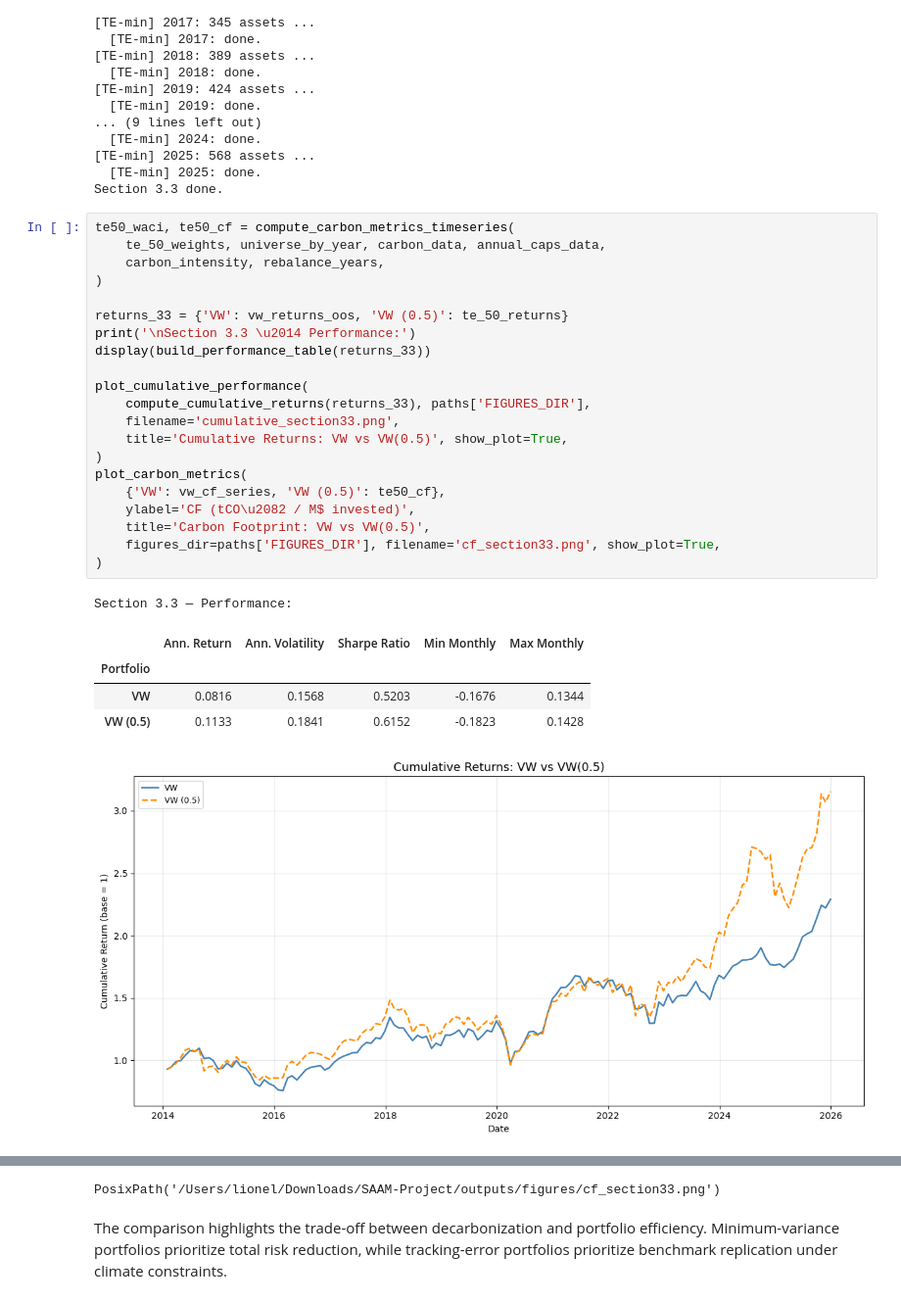
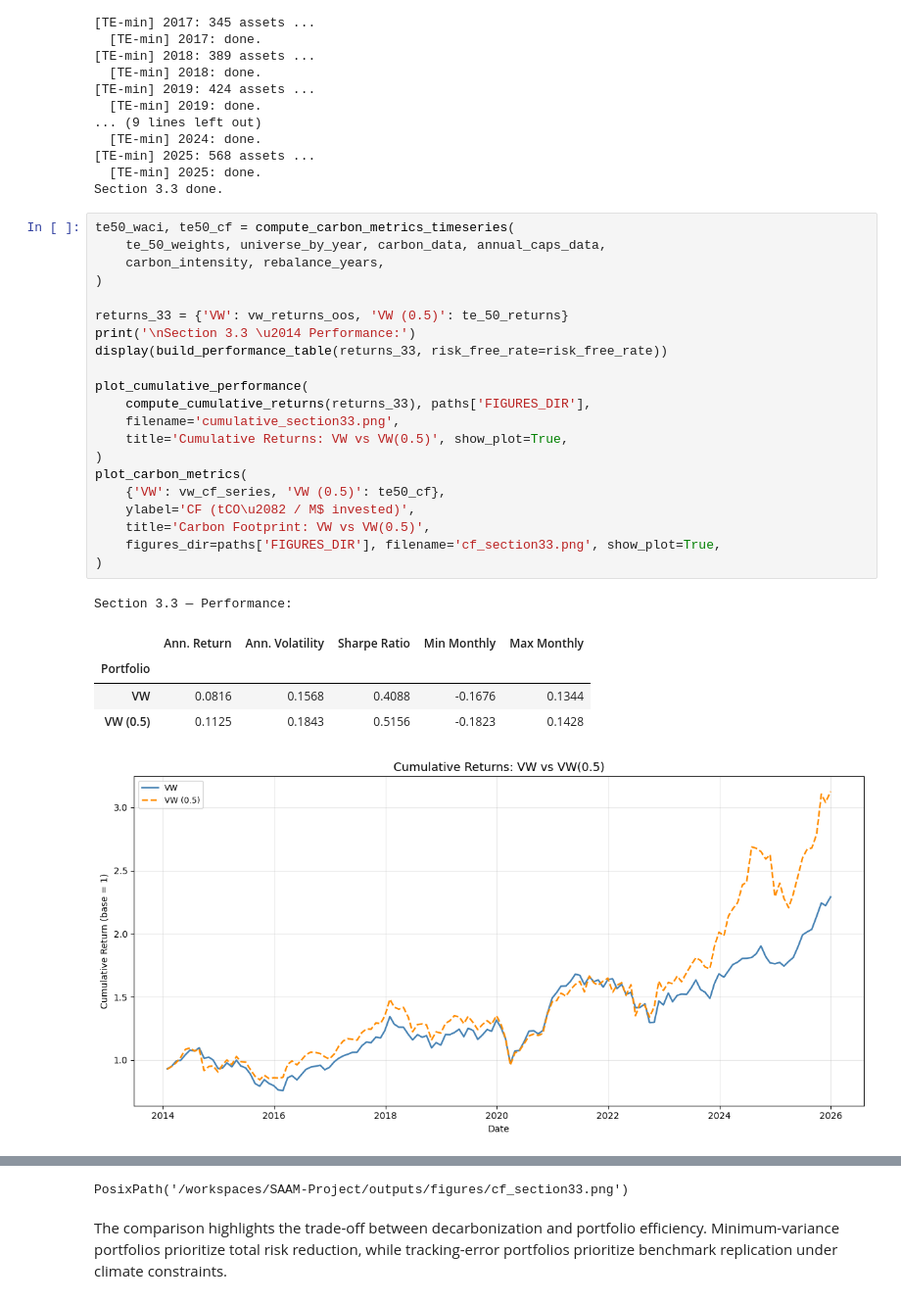
Before and after one commit to vrelvape/SAAM-Project, a Jupyter notebook: notebooks/SAAM_Project_GroupN.ipynb, the cells around one changed output, grey strips where cells are left out. Shown at 98% size. Drawn from its saved outputs; the diff is of its cells as text.

```diff
--- a/notebooks/SAAM_Project_GroupN.ipynb
+++ b/notebooks/SAAM_Project_GroupN.ipynb
@@ -1158,33 +1152,33 @@ Section 3.3 done.
 # %%
 te50_waci, te50_cf = compute_carbon_metrics_timeseries(
     te_50_weights, universe_by_year, carbon_data, annual_caps_data,
     carbon_intensity, rebalance_years,
 )
 
 returns_33 = {'VW': vw_returns_oos, 'VW (0.5)': te_50_returns}
 print('\nSection 3.3 \u2014 Performance:')
-display(build_performance_table(returns_33))
+display(build_performance_table(returns_33, risk_free_rate=risk_free_rate))
 
 plot_cumulative_performance(
     compute_cumulative_returns(returns_33), paths['FIGURES_DIR'],
     filename='cumulative_section33.png',
     title='Cumulative Returns: VW vs VW(0.5)', show_plot=True,
 )
 plot_carbon_metrics(
     {'VW': vw_cf_series, 'VW (0.5)': te50_cf},
     ylabel='CF (tCO\u2082 / M$ invested)',
     title='Carbon Footprint: VW vs VW(0.5)',
     figures_dir=paths['FIGURES_DIR'], filename='cf_section33.png', show_plot=True,
 )
 # %% [output]
 Section 3.3 — Performance:
 |  | Ann. Return | Ann. Volatility | Sharpe Ratio | Min Monthly | Max Monthly |
 | Portfolio |  |  |  |  |  |
-| VW | 0.0816 | 0.1568 | 0.5203 | -0.1676 | 0.1344 |
-| VW (0.5) | 0.1133 | 0.1841 | 0.6152 | -0.1823 | 0.1428 |
+| VW | 0.0816 | 0.1568 | 0.4088 | -0.1676 | 0.1344 |
+| VW (0.5) | 0.1125 | 0.1843 | 0.5156 | -0.1823 | 0.1428 |
 [figure]
 [figure]
-PosixPath('/Users/lionel/Downloads/SAAM-Project/outputs/figures/cf_section33.png')
+PosixPath('/workspaces/SAAM-Project/outputs/figures/cf_section33.png')
 # %% [markdown]
 The comparison highlights the trade-off between decarbonization and portfolio efficiency.
 Minimum-variance portfolios prioritize total risk reduction, while tracking-error portfolios prioritize benchmark replication under climate constraints.
```
Also changed, not shown: parts of 8 cells of this notebook, 22 other files.
